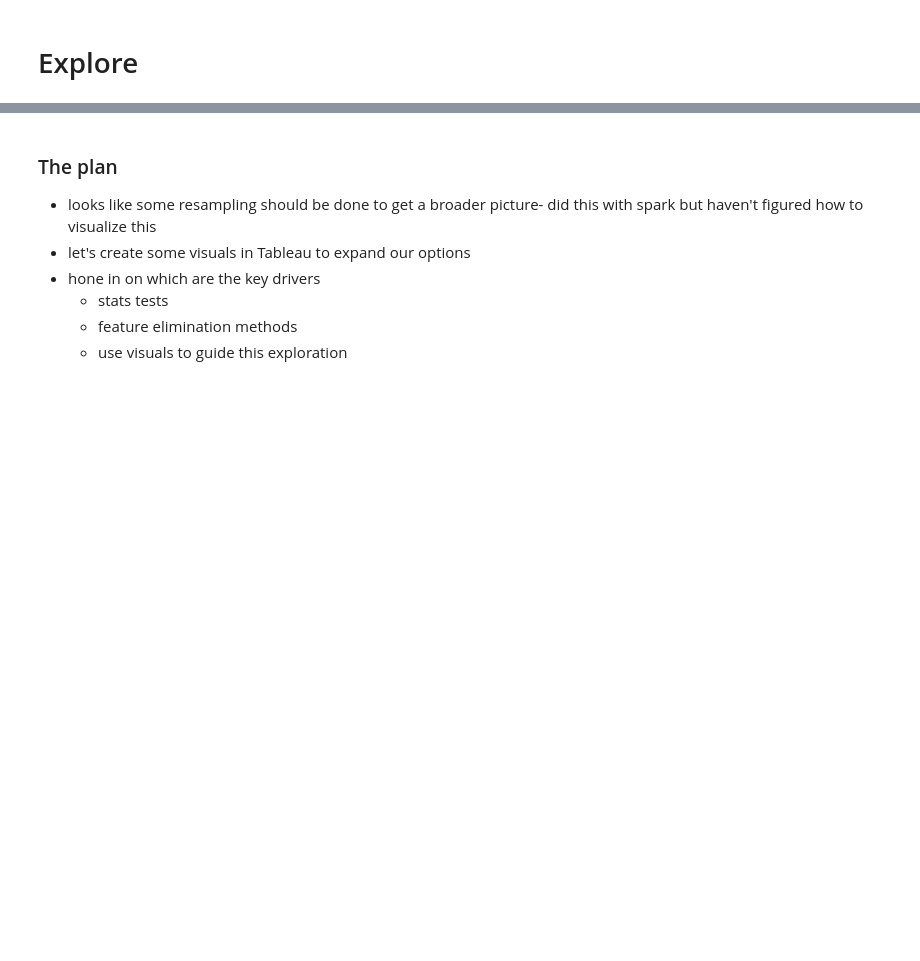
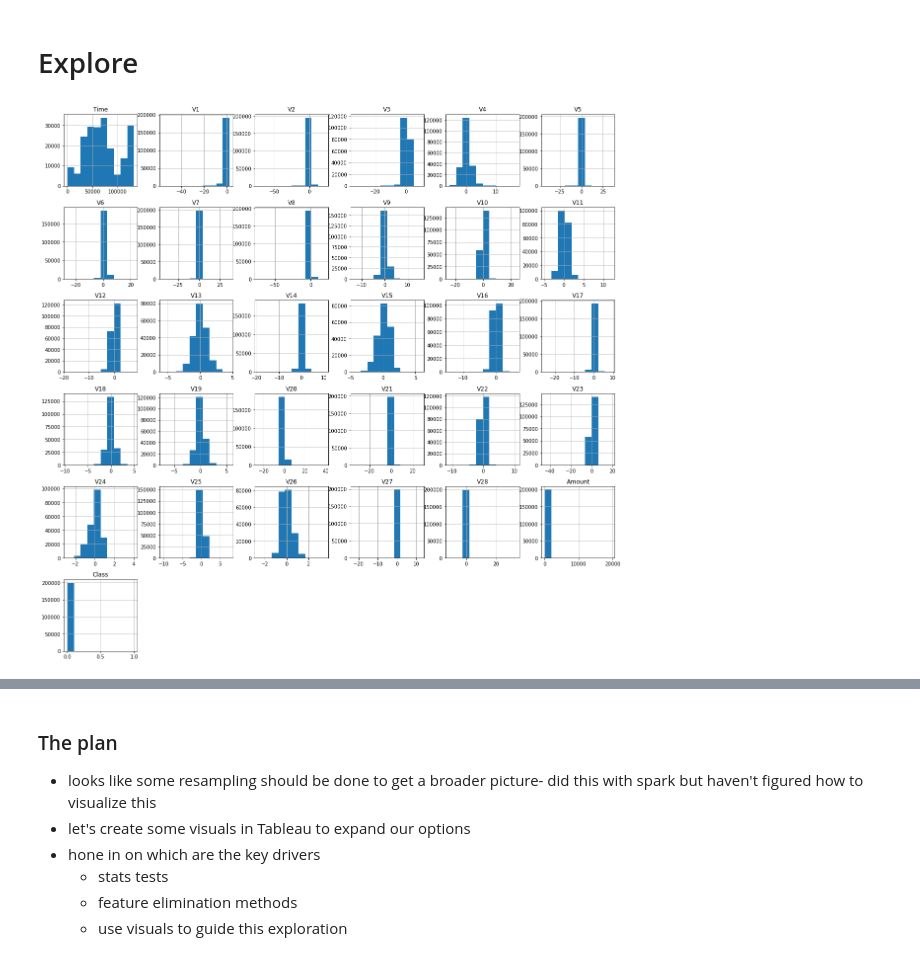
Before and after one commit to SLawsonWoods/project_anomaly_detection, a Jupyter notebook: anomaly_detection_project_setup.ipynb, the cells around one changed output, grey strips where cells are left out. Drawn from its saved outputs; the diff is of its cells as text; code cells hidden in the pictures; blank space fills up the shorter version.

```diff
--- a/anomaly_detection_project_setup.ipynb
+++ b/anomaly_detection_project_setup.ipynb
@@ -359,6 +365,12 @@ df.select(concat)
 - need to deal with the imbalanced data in target- might use Smote Tomek in modeling to rectify this
 # %% [markdown]
 # Explore
+# %%
+# plotting histograms for each column
+train.hist(figsize=(20,20))
+plt.show()
+# %% [output]
+[figure, added]
 # %%
 # attempting to write a loop to look at the plot for each column
 for col in train:
```
Also changed, not shown: parts of 10 cells of this notebook.
